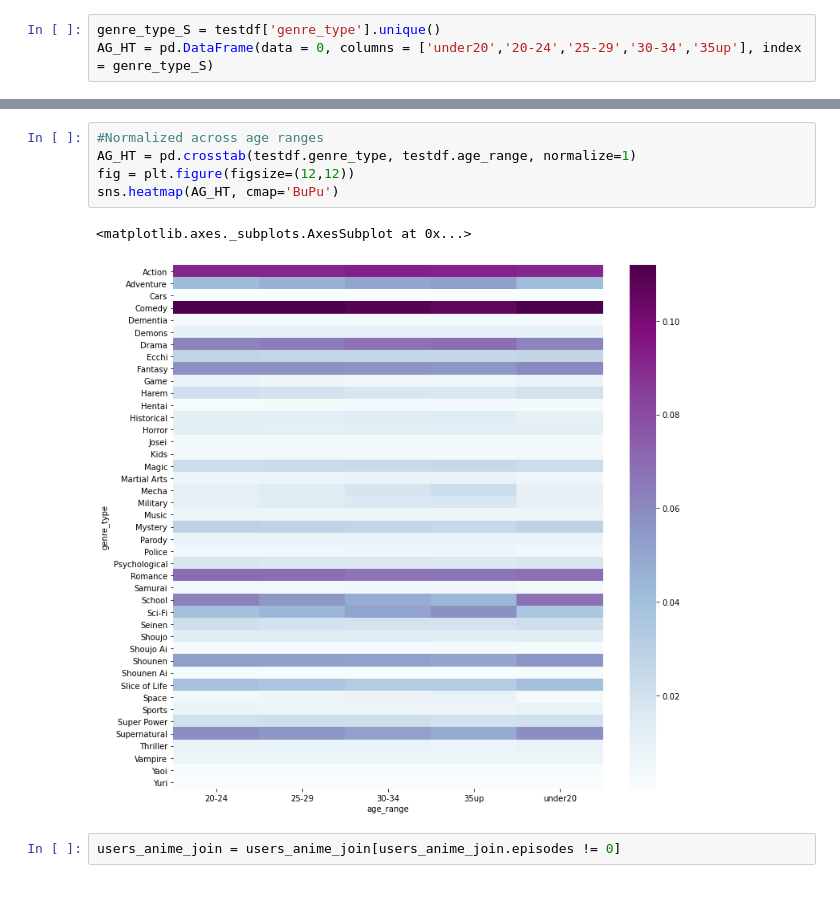
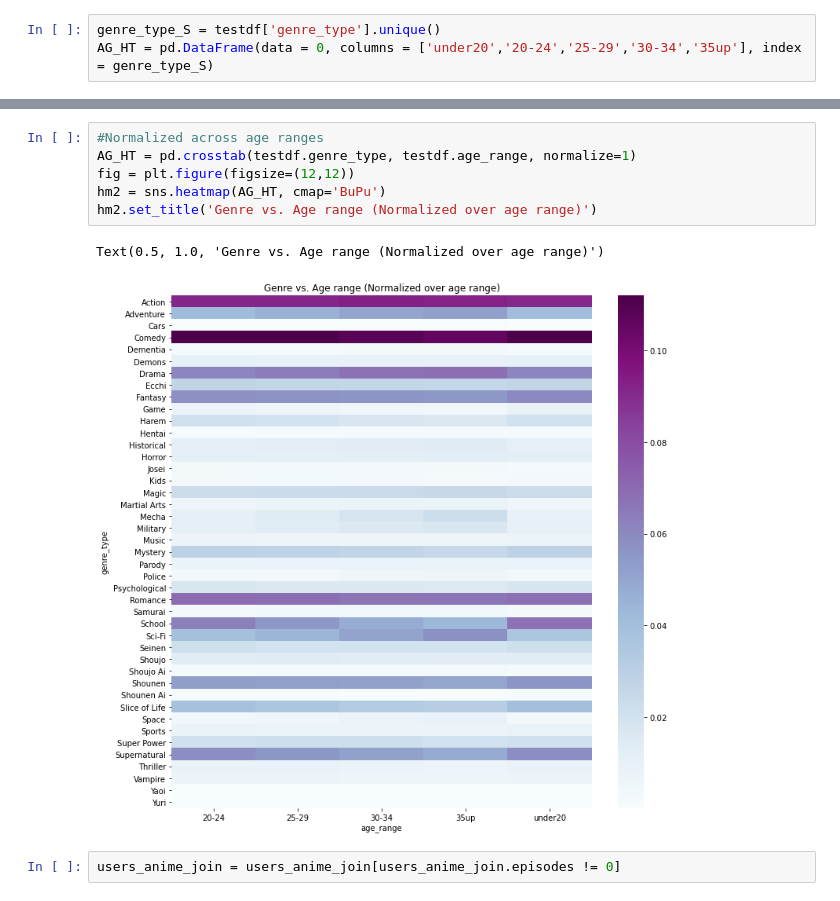
Before and after one commit to Courtneyytam/MSCI446, a Jupyter notebook: Court_EDA.ipynb, the cells around one changed output, grey strips where cells are left out. Saved outputs shown, nothing was run; the diff lists cells and outputs as text.

```diff
--- a/Court_EDA.ipynb
+++ b/Court_EDA.ipynb
@@ -915,11 +952,12 @@ sns.heatmap(AG_HT, cmap='BuPu')
 # %%
 #Normalized across age ranges
 AG_HT = pd.crosstab(testdf.genre_type, testdf.age_range, normalize=1)
 fig = plt.figure(figsize=(12,12))
-sns.heatmap(AG_HT, cmap='BuPu')
+hm2 = sns.heatmap(AG_HT, cmap='BuPu')
+hm2.set_title('Genre vs. Age range (Normalized over age range)')
 # %% [output]
-<matplotlib.axes._subplots.AxesSubplot at 0x...>
+Text(0.5, 1.0, 'Genre vs. Age range (Normalized over age range)')
-[figure, old version]
+[figure, new version]
 # %%
 users_anime_join = users_anime_join[users_anime_join.episodes != 0]
 # %%
```
Also changed, not shown: parts of 18 cells of this notebook, 1 other file.
